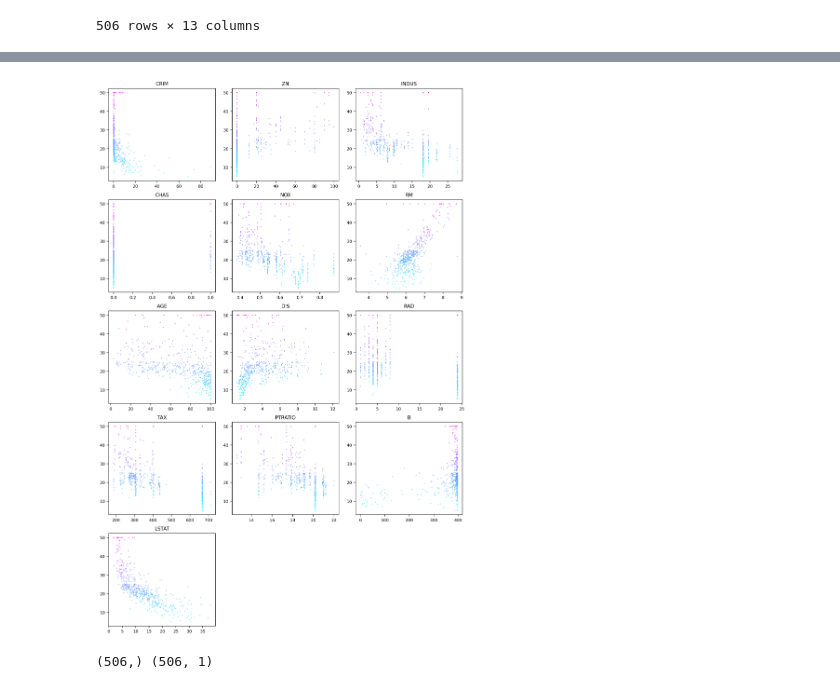
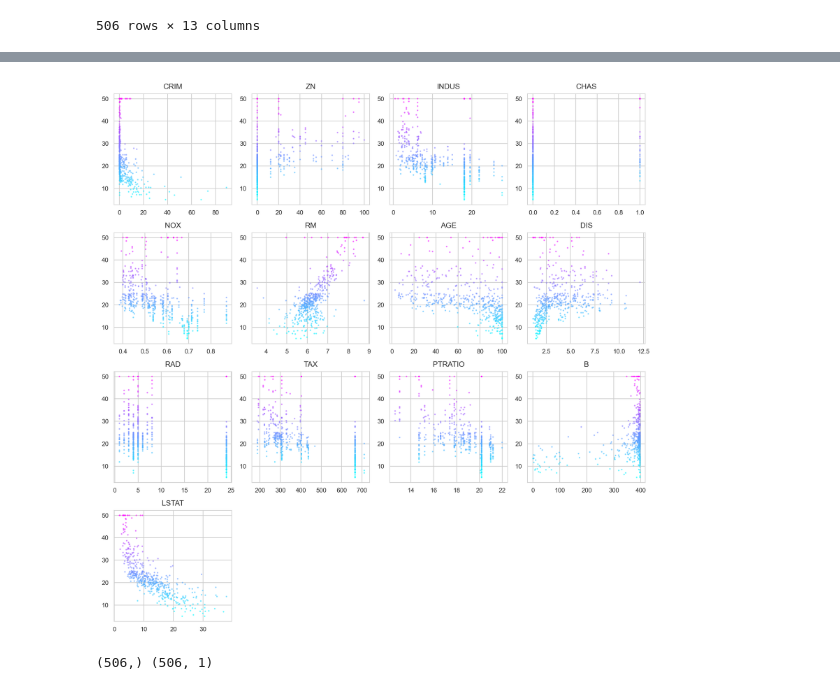
Before and after one commit to wangyaomail/machine-learning-lesson, a Jupyter notebook: 2022/8.b.ensemble.波士顿数据集.ipynb, the cells around one changed output, grey strips where cells are left out. Cells and saved outputs as stored; diff of their text form; code cells hidden in the pictures.

```diff
--- a/2022/8.b.ensemble.波士顿数据集.ipynb
+++ b/2022/8.b.ensemble.波士顿数据集.ipynb
@@ -67,15 +82,15 @@ boston_pd
 # %%
 plt.rcParams['font.size'] = 8
-plt.figure(figsize=[10, 15], dpi=200)
+plt.figure(figsize=[10, 10], dpi=200)
 for name, i in zip(boston.feature_names, range(1, 1000)):
     col_data = boston_pd[name]
-    plt.subplot(5, 3, i)
+    plt.subplot(4, 4, i)
     plt.scatter(col_data, boston.target, c=boston.target, cmap='cool', alpha=0.5, s=1)
     plt.title(name)
 plt.tight_layout()
 plt.show()
 # %% [output]
-[figure, old version]
+[figure, new version]
 # %%
 boston_2_data = boston_pd[['LSTAT']].values
 boston_2_target = boston.target
```
Also changed, not shown: parts of 5 cells of this notebook, 1 other file.
